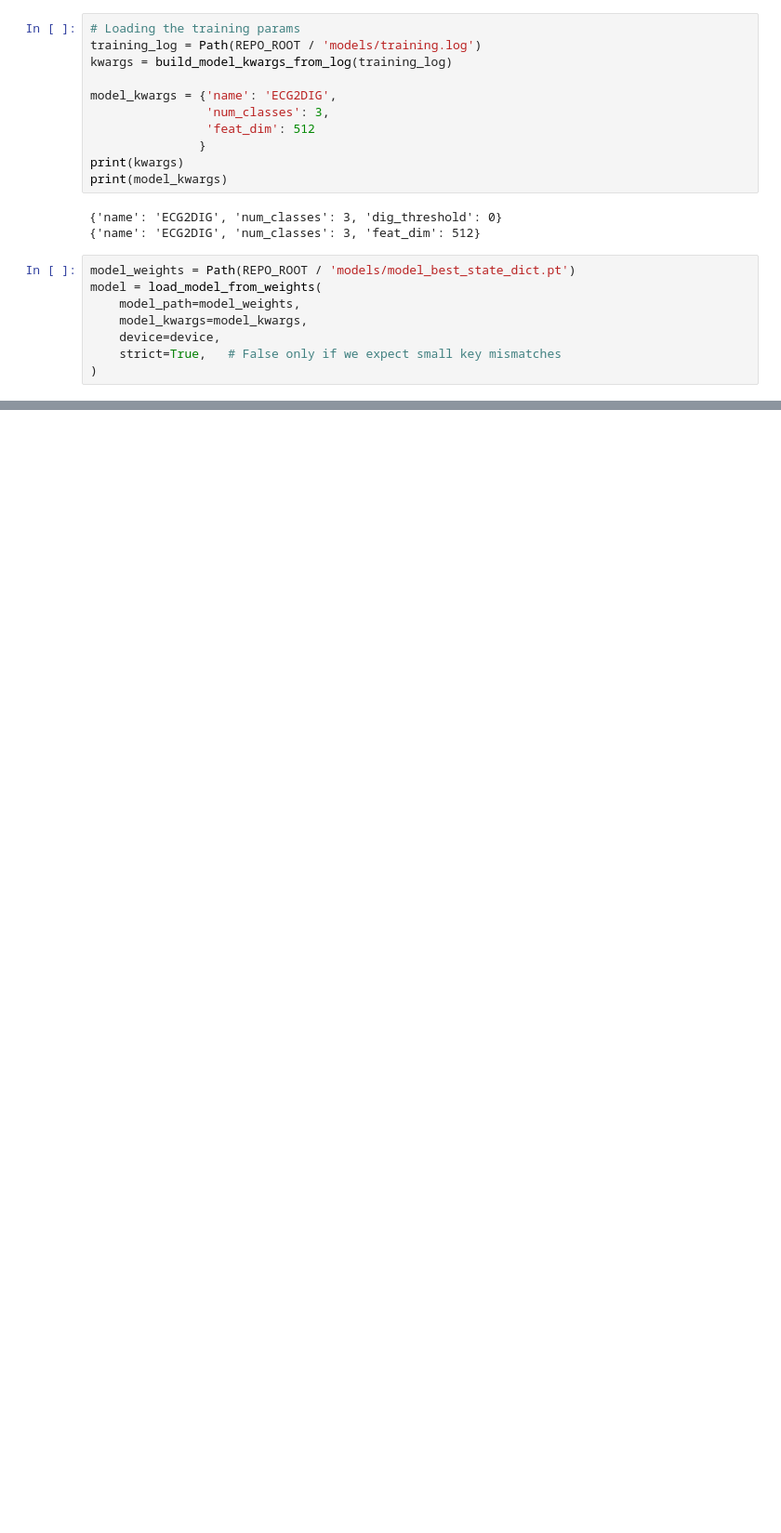
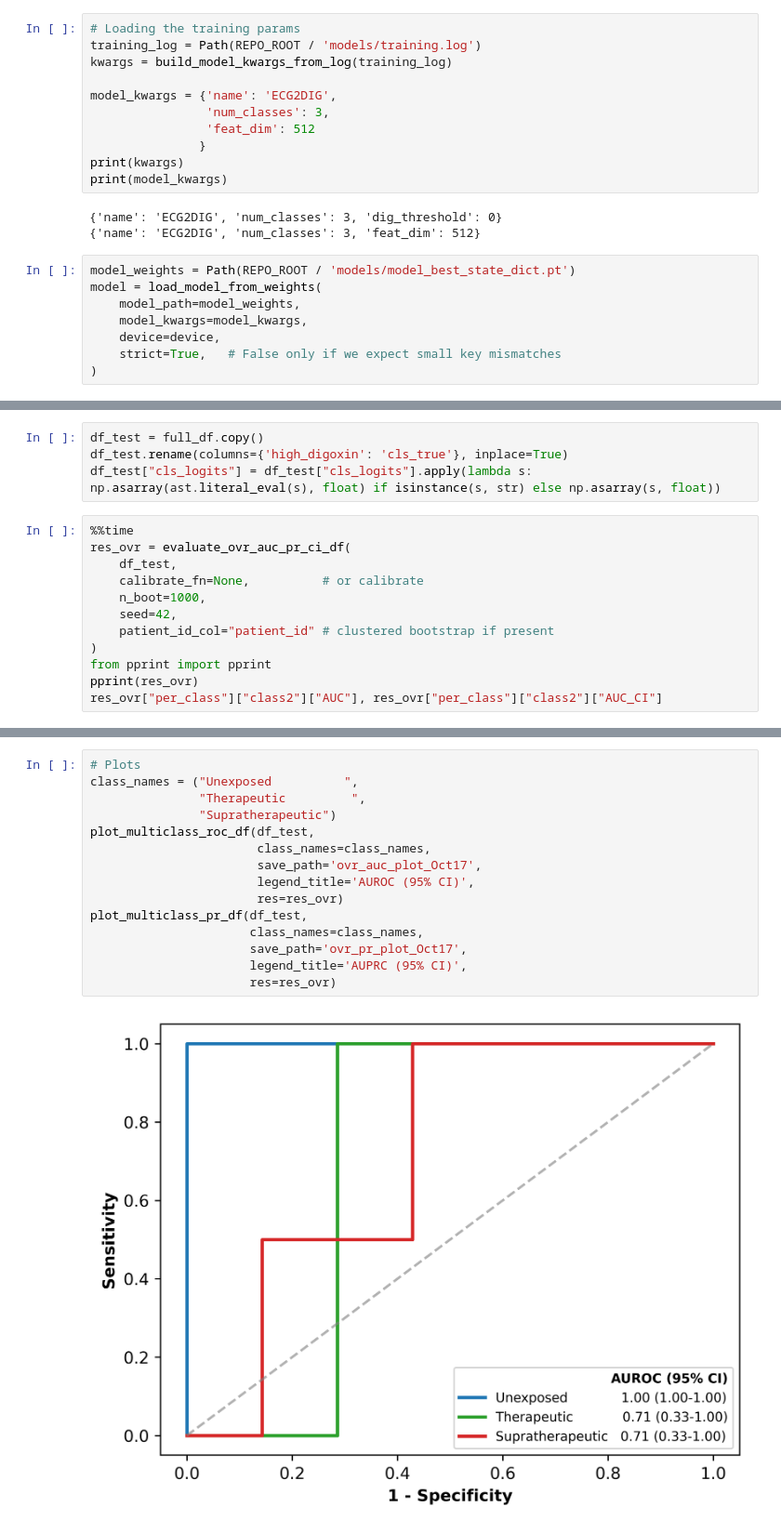
Before and after one commit to elenikaxiras/ECG2DIG, a Jupyter notebook: inference.ipynb, the cells around one changed output, grey strips where cells are left out. Shown at 93% size. Drawn from its saved outputs; the diff is of its cells as text; blank space fills up the shorter version.

```diff
--- a/inference.ipynb
+++ b/inference.ipynb
@@ -424,0 +606,16 @@ Overall @ threshold=0.194:
+# %%
+df_test = full_df.copy()
+df_test.rename(columns={'high_digoxin': 'cls_true'}, inplace=True)
+df_test["cls_logits"] = df_test["cls_logits"].apply(lambda s: np.asarray(ast.literal_eval(s), float) if isinstance(s, str) else np.asarray(s, float))
+# %%
+%%time
+res_ovr = evaluate_ovr_auc_pr_ci_df(
+    df_test,
+    calibrate_fn=None,          # or calibrate
+    n_boot=1000,
+    seed=42,
+    patient_id_col="patient_id" # clustered bootstrap if present
+)
+from pprint import pprint
+pprint(res_ovr)
+res_ovr["per_class"]["class2"]["AUC"], res_ovr["per_class"]["class2"]["AUC_CI"]
@@ -424,0 +650,17 @@ Overall @ threshold=0.194:
+# %%
+# Plots
+class_names = ("Unexposed          ",
+               "Therapeutic         ",
+               "Supratherapeutic")
+plot_multiclass_roc_df(df_test,
+                       class_names=class_names,
+                       save_path='ovr_auc_plot_Oct17',
+                       legend_title='AUROC (95% CI)',
+                       res=res_ovr)
+plot_multiclass_pr_df(df_test,
+                      class_names=class_names,
+                      save_path='ovr_pr_plot_Oct17',
+                      legend_title='AUPRC (95% CI)',
+                      res=res_ovr)
+# %% [output]
+[figure, added]
```
Also changed, not shown: parts of 14 cells of this notebook, 9 other files.
